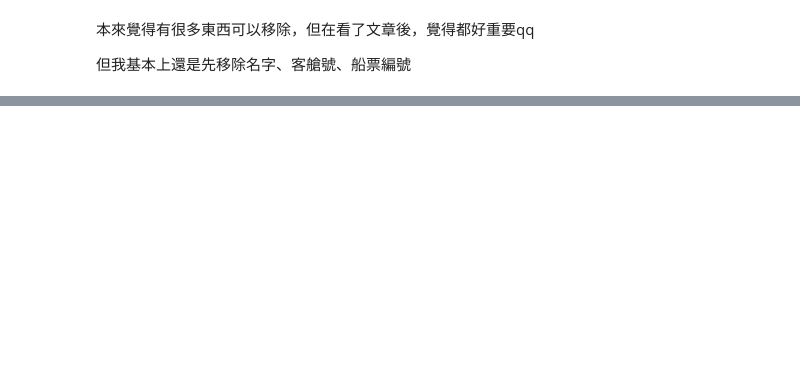
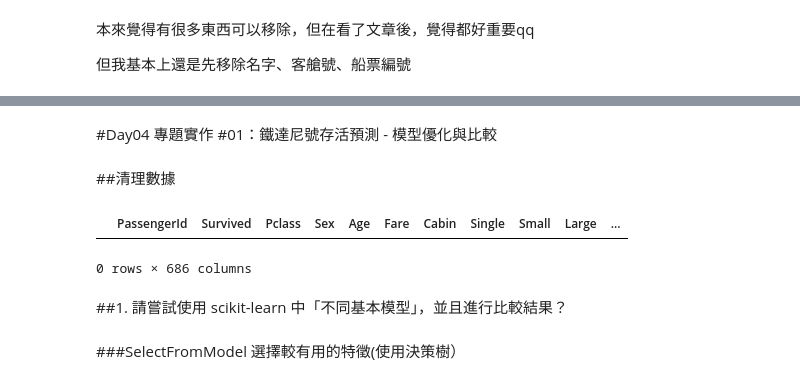
Before and after one commit to ba88052/titanic-analysis, a Jupyter notebook: 專題實作01_鐵達尼號存活分析.ipynb, the cells around one changed output, grey strips where cells are left out. Saved outputs shown, nothing was run; the diff lists cells and outputs as text; code cells hidden in the pictures; blank space fills up the shorter version.

```diff
--- a/專題實作01_鐵達尼號存活分析.ipynb
+++ b/專題實作01_鐵達尼號存活分析.ipynb
@@ -325,0 +300,4 @@ array([0.78212291, 0.78651685, 0.78651685, 0.76966292, 0.81460674])
+# %% [markdown]
+#Day04 專題實作 #01：鐵達尼號存活預測 - 模型優化與比較
+# %% [markdown]
+##清理數據
@@ -325,0 +361,20 @@ array([0.78212291, 0.78651685, 0.78651685, 0.76966292, 0.81460674])
+# %%
+def deal_with_data(df):
+    get_sex(df)
+    get_family_size(df)
+    get_titles(df)
+    get_Surname(df)
+    get_cabin(df)
+    deal_num(df)
+    df = pd.get_dummies(df, columns = ["Embarked"])
+    df = pd.get_dummies(df, columns = ["Title"])
+    df = pd.get_dummies(df, columns = ["Surname"])
+    df = df.drop(["Name", "Ticket", "Family_size","SibSp", "Parch"],axis=1)
+    return df
+# %%
+df_train = deal_with_data(df_train)
+# %%
+df_train[df_train.isnull().values==True]
+# %% [output]
+|  | PassengerId | Survived | Pclass | Sex | Age | Fare | Cabin | Single | Small | Large | ... |
+0 rows × 686 columns
@@ -325,0 +388,2 @@ array([0.78212291, 0.78651685, 0.78651685, 0.76966292, 0.81460674])
+# %% [markdown]
+##1. 請嘗試使用 scikit-learn 中「不同基本模型」，並且進行比較結果？
@@ -325,0 +401,2 @@ array([0.78212291, 0.78651685, 0.78651685, 0.76966292, 0.81460674])
+# %% [markdown]
+###SelectFromModel 選擇較有用的特徵(使用決策樹）
```
Also changed, not shown: parts of 63 cells of this notebook.
